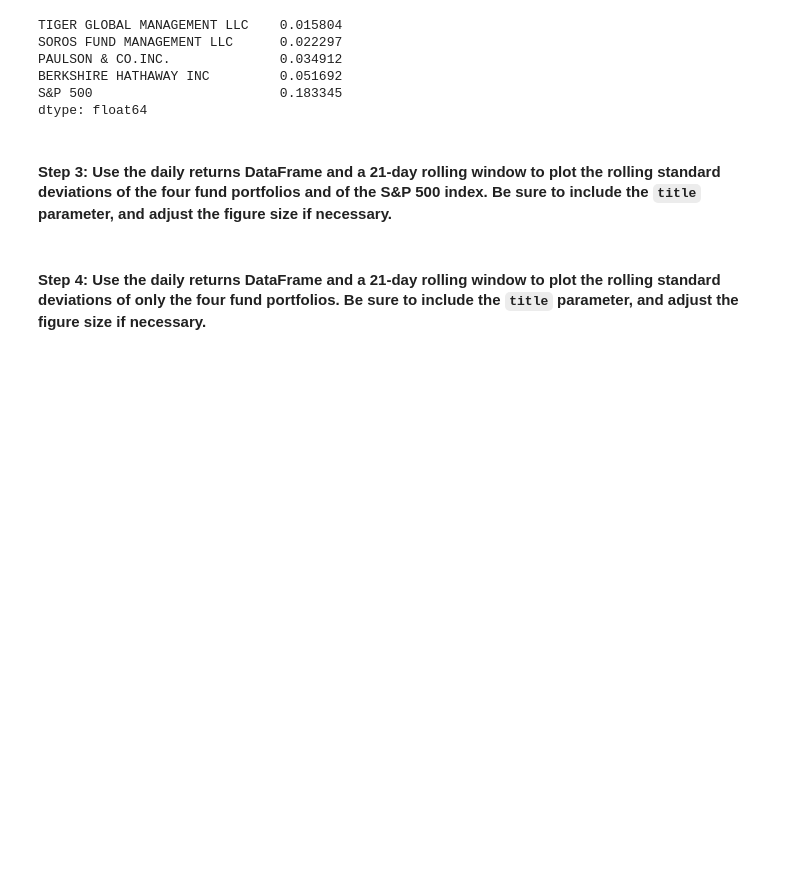
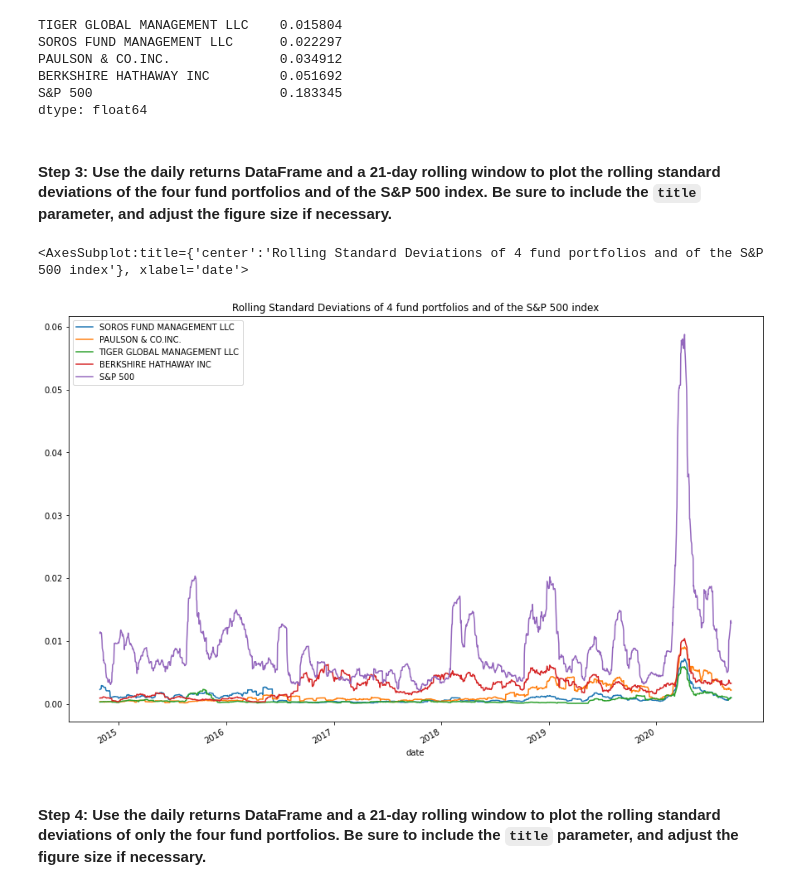
Before and after one commit to gitgenesis/Mod4_Challenge, a Jupyter notebook: risk_return_analysis.ipynb, the cells around one changed output. Cells and saved outputs as stored; diff of their text form; code cells hidden in the pictures; blank space fills up the shorter version.

Commit message:
commit Volatility analysis, risks analysis, Risk-Return profile analysis

```diff
--- a/risk_return_analysis.ipynb
+++ b/risk_return_analysis.ipynb
@@ -309,8 +309,11 @@ dtype: float64
 # %%
 # Using the daily returns DataFrame and a 21-day rolling window,
 # plot the rolling standard deviation of the 4 portfolios and the S&P 500
 # Include a title parameter and adjust the figure size
-# YOUR CODE HERE
+whale_navs_daily_returns.rolling(window=21).std().plot(figsize=(15, 10),title="Rolling Standard Deviations of 4 fund portfolios and of the S&P 500 index")
+# %% [output]
+<AxesSubplot:title={'center':'Rolling Standard Deviations of 4 fund portfolios and of the S&P 500 index'}, xlabel='date'>
+[figure, added]
 # %% [markdown]
 #### Step 4: Use the daily returns DataFrame and a 21-day rolling window to plot the rolling standard deviations of only the four fund portfolios. Be sure to include the `title` parameter, and adjust the figure size if necessary.
 # %%
```
Also changed, not shown: parts of 22 cells of this notebook.
